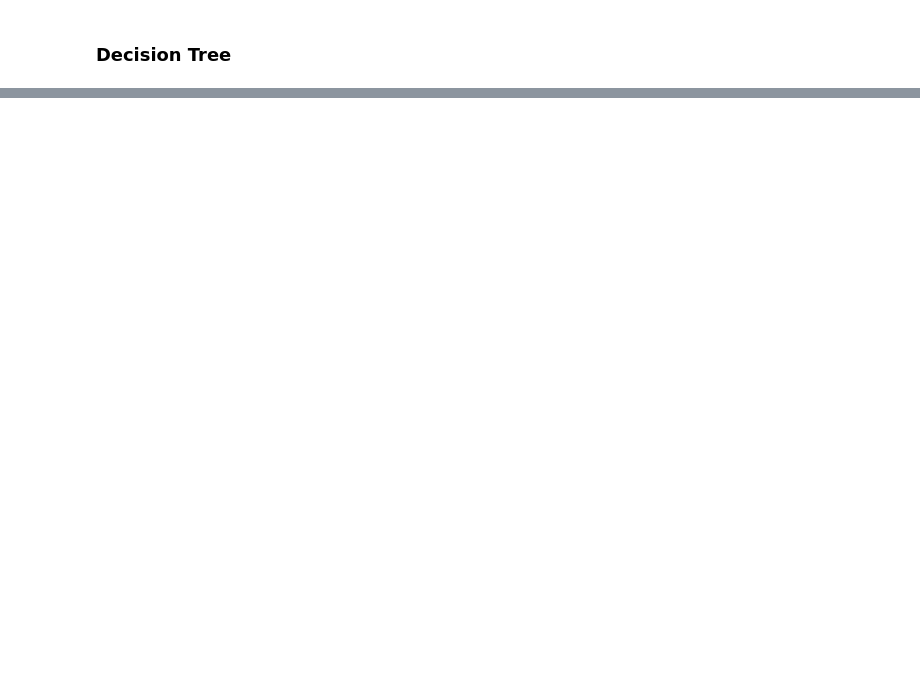
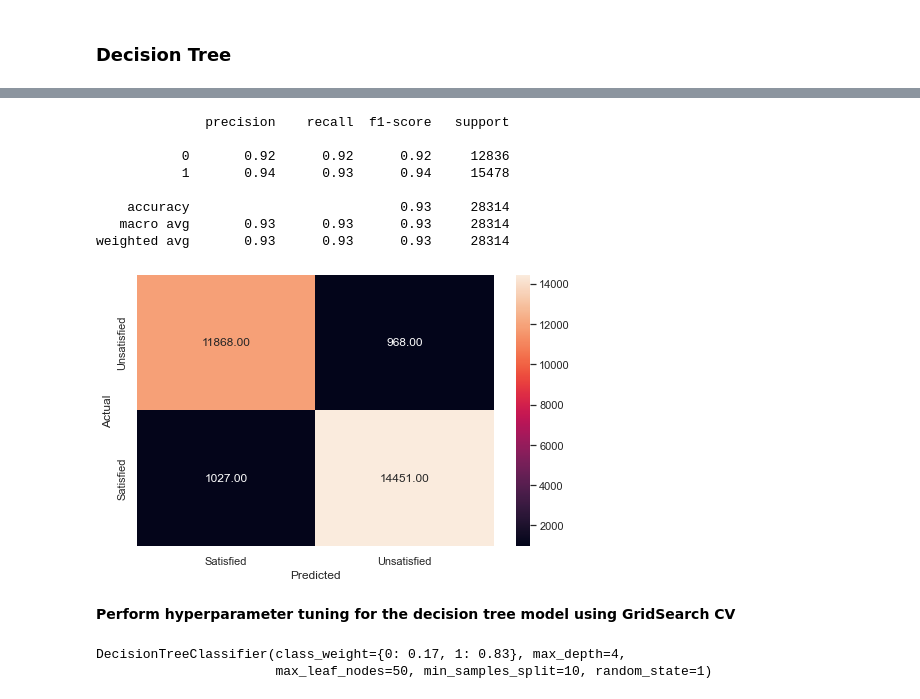
Before and after one commit to lpm0073/idss-hackathon, a Jupyter notebook: models.ipynb, the cells around one changed output, grey strips where cells are left out. Saved outputs shown, nothing was run; the diff lists cells and outputs as text; code cells hidden in the pictures; blank space fills up the shorter version.

```diff
--- a/models.ipynb
+++ b/models.ipynb
@@ -383,2 +404,5 @@ metrics_score(y_test, y_pred_test[:,1]>optimal_threshold_svm)
 # %% [markdown]
 ### **Decision Tree**
+# %%
+model_dt = DecisionTreeClassifier(class_weight = {0: 0.17, 1: 0.83}, random_state = 1)
+model_dt.fit(X_train, y_train)
@@ -384,0 +424,40 @@ metrics_score(y_test, y_pred_test[:,1]>optimal_threshold_svm)
+# %%
+pred_test_dt = model_dt.predict(X_test)
+metrics_score(y_test, pred_test_dt)
+# %% [output]
+              precision    recall  f1-score   support
+
+           0       0.92      0.92      0.92     12836
+           1       0.94      0.93      0.94     15478
+
+    accuracy                           0.93     28314
+   macro avg       0.93      0.93      0.93     28314
+weighted avg       0.93      0.93      0.93     28314
+[figure, added]
+# %% [markdown]
+**Perform hyperparameter tuning for the decision tree model using GridSearch CV**
+# %%
+# Choose the type of classifier.
+estimator = DecisionTreeClassifier(class_weight = {0: 0.17, 1: 0.83}, random_state = 1)
+
+# Grid of parameters to choose from
+parameters = {
+    "max_depth": np.arange(2, 7, 2),
+    "max_leaf_nodes": [50, 75, 150, 250],
+    "min_samples_split": [10, 30, 50, 70],
+}
+scorer = metrics.make_scorer(recall_score, pos_label = 1)
+
+# Run the grid search
+grid_obj = GridSearchCV(estimator, parameters, scoring = scorer, cv = 10)
+grid_obj = grid_obj.fit(X_train, y_train)
+
+
+# Set the clf to the best combination of parameters
+estimator = grid_obj.best_estimator_
+
+# Fit the best algorithm to the data.
+estimator.fit(X_train, y_train)
+# %% [output]
+DecisionTreeClassifier(class_weight={0: 0.17, 1: 0.83}, max_depth=4,
+                       max_leaf_nodes=50, min_samples_split=10, random_state=1)
```
Also changed, not shown: parts of 14 cells of this notebook.
